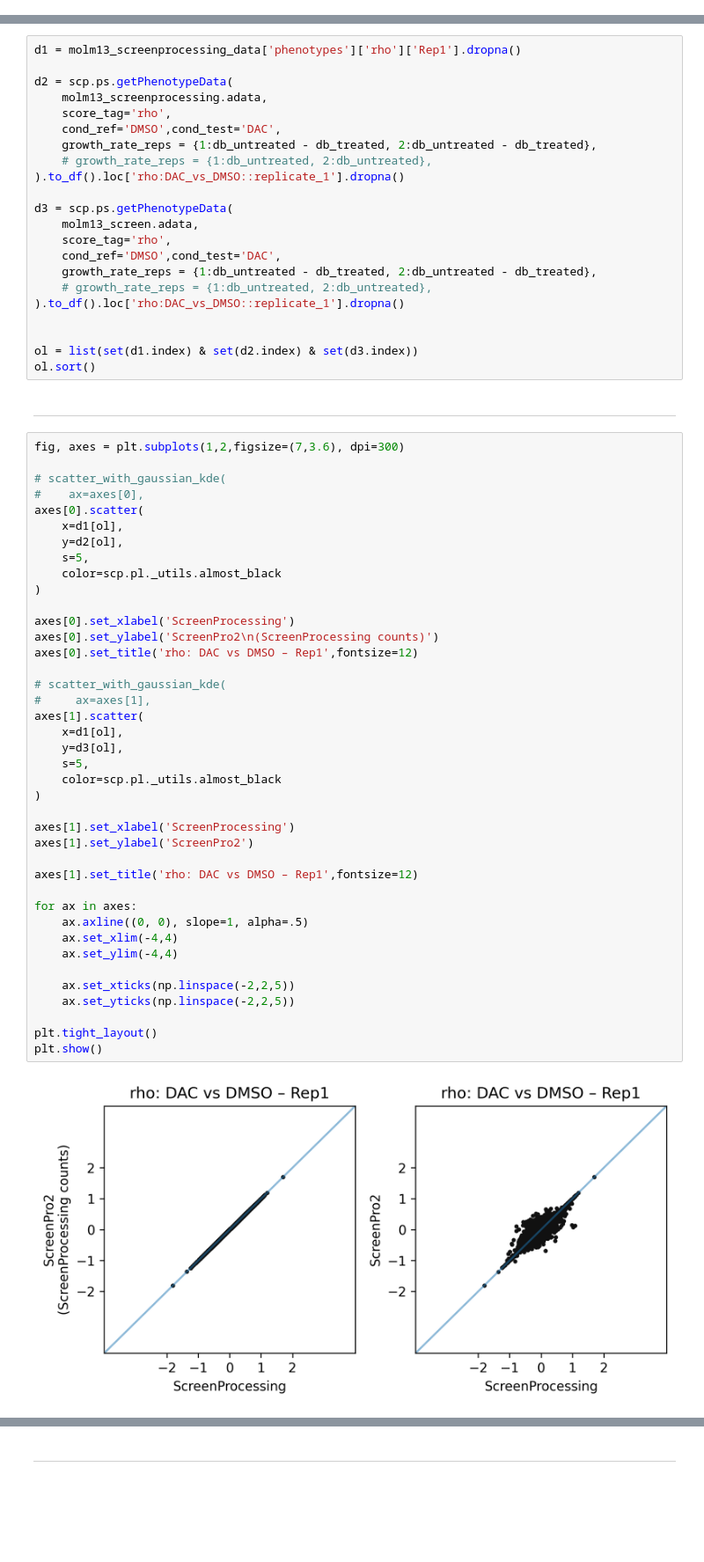
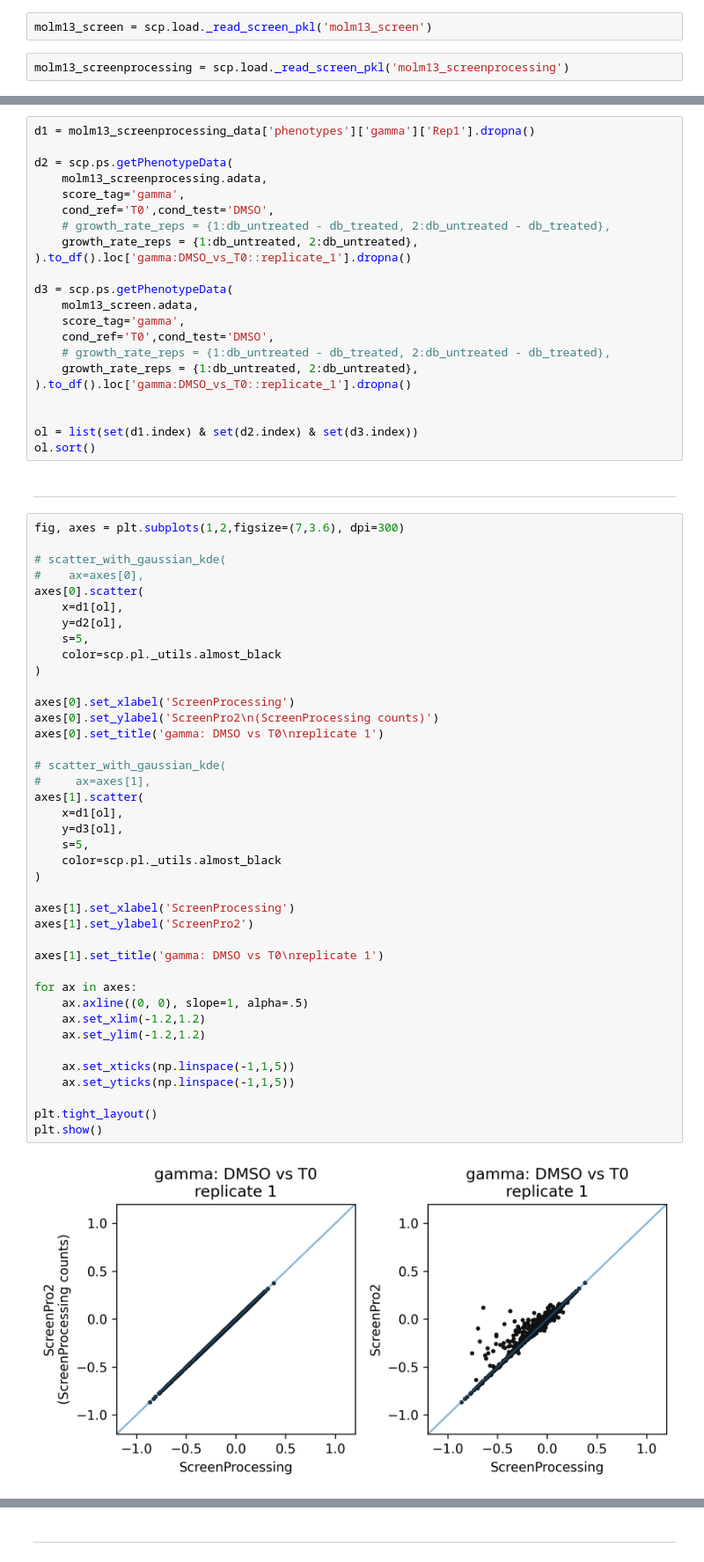
Before and after one commit to FunGI-cap/ScreenPro-Benchmarking, a Jupyter notebook: analysis/2-phenotype-calculation/DAC-AML-CRISPR-screens.ipynb, the cells around one changed output, grey strips where cells are left out. Shown at 88% size. Cells and saved outputs as stored; diff of their text form; blank space fills up the shorter version.

```diff
--- a/analysis/2-phenotype-calculation/DAC-AML-CRISPR-screens.ipynb
+++ b/analysis/2-phenotype-calculation/DAC-AML-CRISPR-screens.ipynb
@@ -455,2 +493,6 @@ Object successfully saved to "molm13_screenprocessing.pkl"
 # %% [markdown]
 ### Compare guide level scores
+# %%
+molm13_screen = scp.load._read_screen_pkl('molm13_screen')
+# %%
+molm13_screenprocessing = scp.load._read_screen_pkl('molm13_screenprocessing')
@@ -468,21 +520,21 @@ def scatter_with_gaussian_kde(ax, x, y):
 # %%
-d1 = molm13_screenprocessing_data['phenotypes']['rho']['Rep1'].dropna()
+d1 = molm13_screenprocessing_data['phenotypes']['gamma']['Rep1'].dropna()
 
 d2 = scp.ps.getPhenotypeData(
     molm13_screenprocessing.adata,
-    score_tag='rho',
-    cond_ref='DMSO',cond_test='DAC',
-    growth_rate_reps = {1:db_untreated - db_treated, 2:db_untreated - db_treated},
-    # growth_rate_reps = {1:db_untreated, 2:db_untreated},
-).to_df().loc['rho:DAC_vs_DMSO::replicate_1'].dropna()
+    score_tag='gamma',
+    cond_ref='T0',cond_test='DMSO',
+    # growth_rate_reps = {1:db_untreated - db_treated, 2:db_untreated - db_treated},
+    growth_rate_reps = {1:db_untreated, 2:db_untreated},
+).to_df().loc['gamma:DMSO_vs_T0::replicate_1'].dropna()
 
 d3 = scp.ps.getPhenotypeData(
     molm13_screen.adata,
-    score_tag='rho',
-    cond_ref='DMSO',cond_test='DAC',
-    growth_rate_reps = {1:db_untreated - db_treated, 2:db_untreated - db_treated},
-    # growth_rate_reps = {1:db_untreated, 2:db_untreated},
-).to_df().loc['rho:DAC_vs_DMSO::replicate_1'].dropna()
+    score_tag='gamma',
+    cond_ref='T0',cond_test='DMSO',
+    # growth_rate_reps = {1:db_untreated - db_treated, 2:db_untreated - db_treated},
+    growth_rate_reps = {1:db_untreated, 2:db_untreated},
+).to_df().loc['gamma:DMSO_vs_T0::replicate_1'].dropna()
 
 
 ol = list(set(d1.index) & set(d2.index) & set(d3.index))
@@ -497,37 +549,37 @@ fig, axes = plt.subplots(1,2,figsize=(7,3.6), dpi=300)
 axes[0].scatter(
     x=d1[ol],
     y=d2[ol],
     s=5,
     color=scp.pl._utils.almost_black
 )
 
 axes[0].set_xlabel('ScreenProcessing')
 axes[0].set_ylabel('ScreenPro2\n(ScreenProcessing counts)')
-axes[0].set_title('rho: DAC vs DMSO – Rep1',fontsize=12)
+axes[0].set_title('gamma: DMSO vs T0\nreplicate 1')
 
 # scatter_with_gaussian_kde(
 #     ax=axes[1],
 axes[1].scatter(
     x=d1[ol],
     y=d3[ol],
     s=5,
     color=scp.pl._utils.almost_black
 )
 
 axes[1].set_xlabel('ScreenProcessing')
 axes[1].set_ylabel('ScreenPro2')
 
-axes[1].set_title('rho: DAC vs DMSO – Rep1',fontsize=12)
+axes[1].set_title('gamma: DMSO vs T0\nreplicate 1')
 
 for ax in axes:
     ax.axline((0, 0), slope=1, alpha=.5)
-    ax.set_xlim(-4,4)
-    ax.set_ylim(-4,4)
+    ax.set_xlim(-1.2,1.2)
+    ax.set_ylim(-1.2,1.2)
 
-    ax.set_xticks(np.linspace(-2,2,5))
-    ax.set_yticks(np.linspace(-2,2,5))
+    ax.set_xticks(np.linspace(-1,1,5))
+    ax.set_yticks(np.linspace(-1,1,5))
 
 plt.tight_layout()
 plt.show()
 # %% [output]
-[figure, old version]
+[figure, new version]
```
Also changed, not shown: parts of 80 cells of this notebook.
